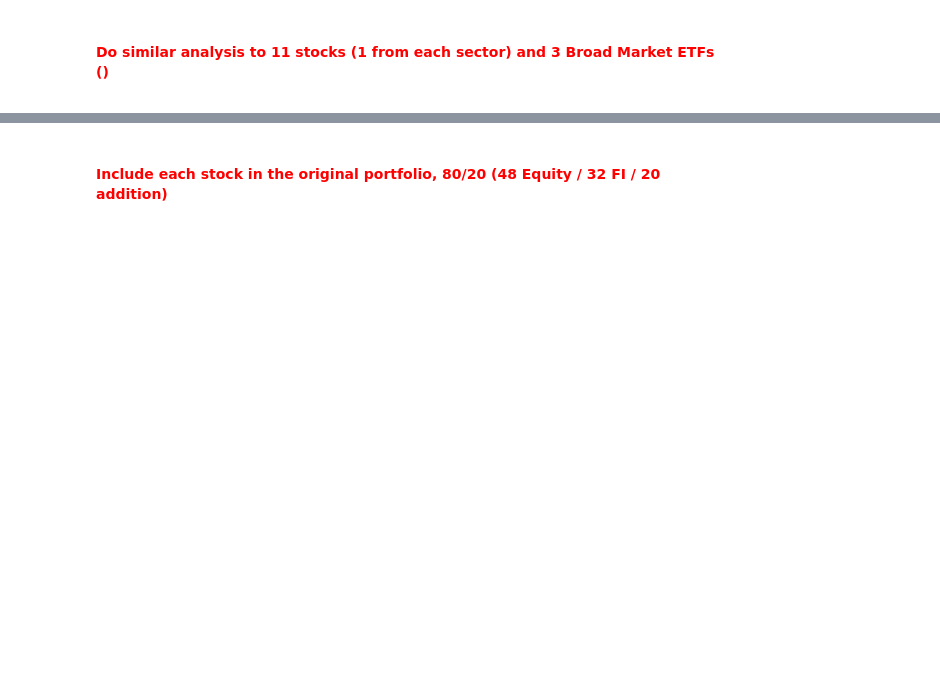
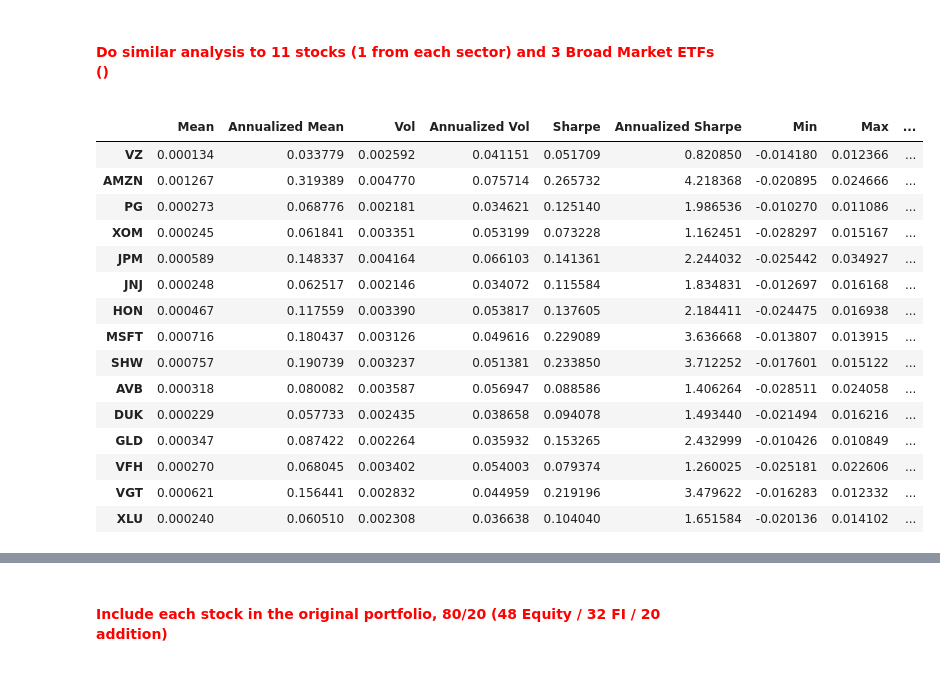
Before and after one commit to MarkAngeloMP/Low-Tide-Capital-Management, a Jupyter notebook: notebooks/w1_data_exploration.ipynb, the cells around one changed output, grey strips where cells are left out. Drawn from its saved outputs; the diff is of its cells as text; code cells hidden in the pictures; blank space fills up the shorter version.

```diff
--- a/notebooks/w1_data_exploration.ipynb
+++ b/notebooks/w1_data_exploration.ipynb
@@ -123,3 +121,23 @@ summary_stats
 #### Do similar analysis to 11 stocks (1 from each sector) and 3 Broad Market ETFs ()
 
 </font>
+# %%
+stocks_ex_rets_sma, summary_stats = get_sma_performance(stocks_ex_rets, window=20, annual_factor=252)
+summary_stats
+# %% [output]
+|  | Mean | Annualized Mean | Vol | Annualized Vol | Sharpe | Annualized Sharpe | Min | Max | ... |
+| VZ | 0.000134 | 0.033779 | 0.002592 | 0.041151 | 0.051709 | 0.820850 | -0.014180 | 0.012366 | ... |
+| AMZN | 0.001267 | 0.319389 | 0.004770 | 0.075714 | 0.265732 | 4.218368 | -0.020895 | 0.024666 | ... |
+| PG | 0.000273 | 0.068776 | 0.002181 | 0.034621 | 0.125140 | 1.986536 | -0.010270 | 0.011086 | ... |
+| XOM | 0.000245 | 0.061841 | 0.003351 | 0.053199 | 0.073228 | 1.162451 | -0.028297 | 0.015167 | ... |
+| JPM | 0.000589 | 0.148337 | 0.004164 | 0.066103 | 0.141361 | 2.244032 | -0.025442 | 0.034927 | ... |
+| JNJ | 0.000248 | 0.062517 | 0.002146 | 0.034072 | 0.115584 | 1.834831 | -0.012697 | 0.016168 | ... |
+| HON | 0.000467 | 0.117559 | 0.003390 | 0.053817 | 0.137605 | 2.184411 | -0.024475 | 0.016938 | ... |
+| MSFT | 0.000716 | 0.180437 | 0.003126 | 0.049616 | 0.229089 | 3.636668 | -0.013807 | 0.013915 | ... |
+| SHW | 0.000757 | 0.190739 | 0.003237 | 0.051381 | 0.233850 | 3.712252 | -0.017601 | 0.015122 | ... |
+| AVB | 0.000318 | 0.080082 | 0.003587 | 0.056947 | 0.088586 | 1.406264 | -0.028511 | 0.024058 | ... |
+| DUK | 0.000229 | 0.057733 | 0.002435 | 0.038658 | 0.094078 | 1.493440 | -0.021494 | 0.016216 | ... |
+| GLD | 0.000347 | 0.087422 | 0.002264 | 0.035932 | 0.153265 | 2.432999 | -0.010426 | 0.010849 | ... |
+| VFH | 0.000270 | 0.068045 | 0.003402 | 0.054003 | 0.079374 | 1.260025 | -0.025181 | 0.022606 | ... |
+| VGT | 0.000621 | 0.156441 | 0.002832 | 0.044959 | 0.219196 | 3.479622 | -0.016283 | 0.012332 | ... |
+| XLU | 0.000240 | 0.060510 | 0.002308 | 0.036638 | 0.104040 | 1.651584 | -0.020136 | 0.014102 | ... |
```
Also changed, not shown: parts of 11 cells of this notebook.
